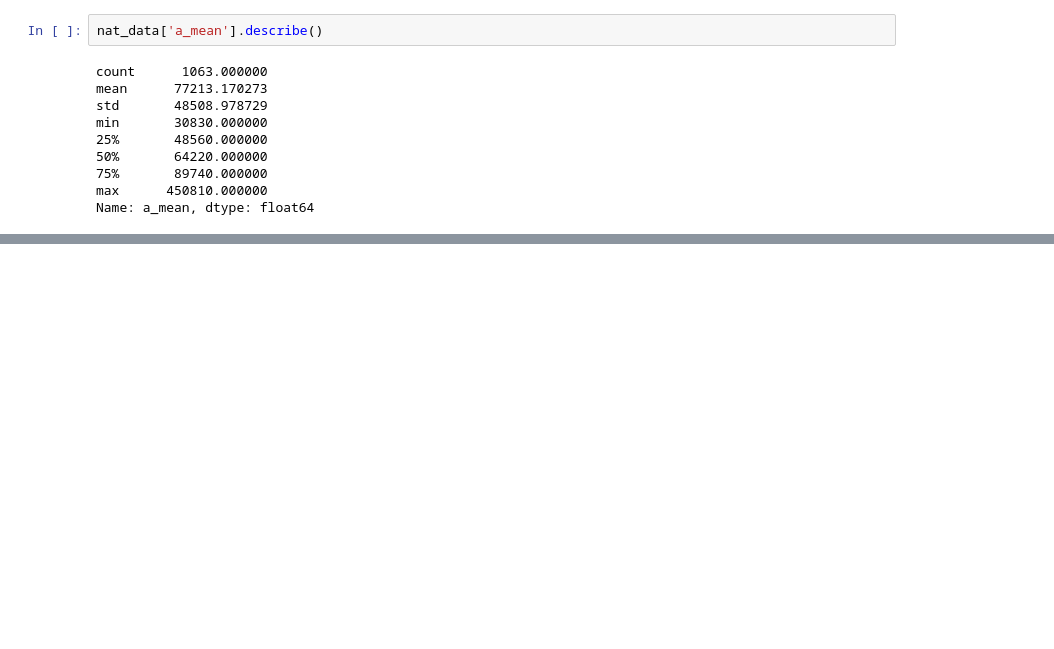
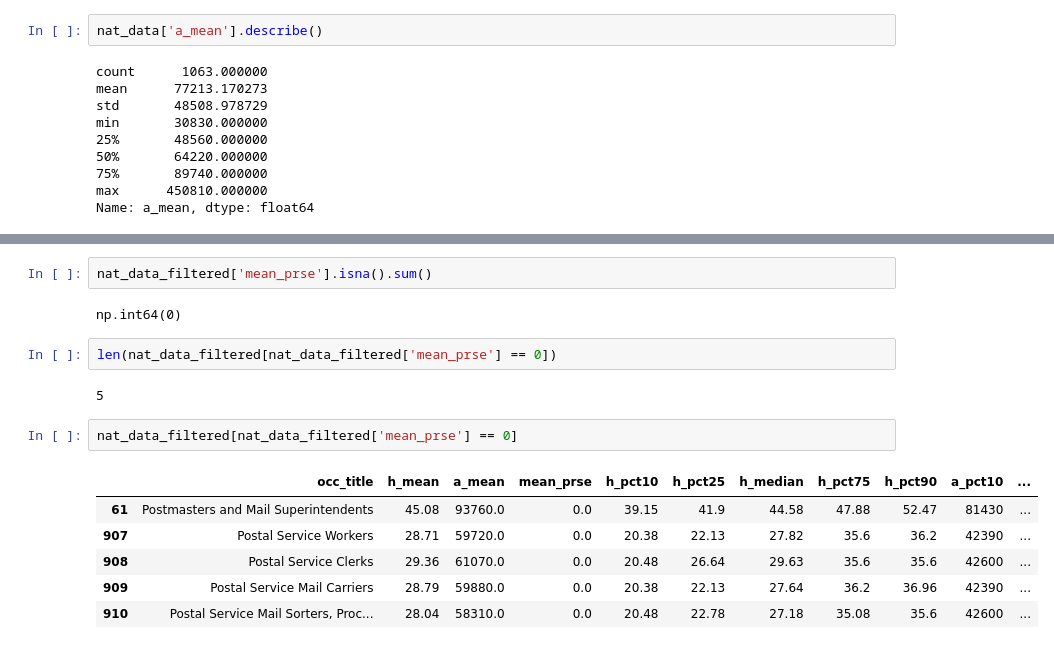
Before and after one commit to blue-santa/comparing-training-req-to-salary-exp, a Jupyter notebook: notebooks/02-data-wrangling/01-00-wrangling-train-reward-compare.ipynb, the cells around one changed output, grey strips where cells are left out. Saved outputs shown, nothing was run; the diff lists cells and outputs as text; blank space fills up the shorter version.

Commit message:
wrangle mean_prse

```diff
--- a/notebooks/02-data-wrangling/01-00-wrangling-train-reward-compare.ipynb
+++ b/notebooks/02-data-wrangling/01-00-wrangling-train-reward-compare.ipynb
@@ -2532,0 +2568,17 @@ Name: a_mean, dtype: float64
+# %%
+nat_data_filtered['mean_prse'].isna().sum()
+# %% [output]
+np.int64(0)
+# %%
+len(nat_data_filtered[nat_data_filtered['mean_prse'] == 0])
+# %% [output]
+5
+# %%
+nat_data_filtered[nat_data_filtered['mean_prse'] == 0]
+# %% [output]
+|  | occ_title | h_mean | a_mean | mean_prse | h_pct10 | h_pct25 | h_median | h_pct75 | h_pct90 | a_pct10 | ... |
+| 61 | Postmasters and Mail Superintendents | 45.08 | 93760.0 | 0.0 | 39.15 | 41.9 | 44.58 | 47.88 | 52.47 | 81430 | ... |
+| 907 | Postal Service Workers | 28.71 | 59720.0 | 0.0 | 20.38 | 22.13 | 27.82 | 35.6 | 36.2 | 42390 | ... |
+| 908 | Postal Service Clerks | 29.36 | 61070.0 | 0.0 | 20.48 | 26.64 | 29.63 | 35.6 | 35.6 | 42600 | ... |
+| 909 | Postal Service Mail Carriers | 28.79 | 59880.0 | 0.0 | 20.38 | 22.13 | 27.64 | 36.2 | 36.96 | 42390 | ... |
+| 910 | Postal Service Mail Sorters, Proc... | 28.04 | 58310.0 | 0.0 | 20.48 | 22.78 | 27.18 | 35.08 | 35.6 | 42600 | ... |
```
Also changed, not shown: parts of 8 cells of this notebook.
